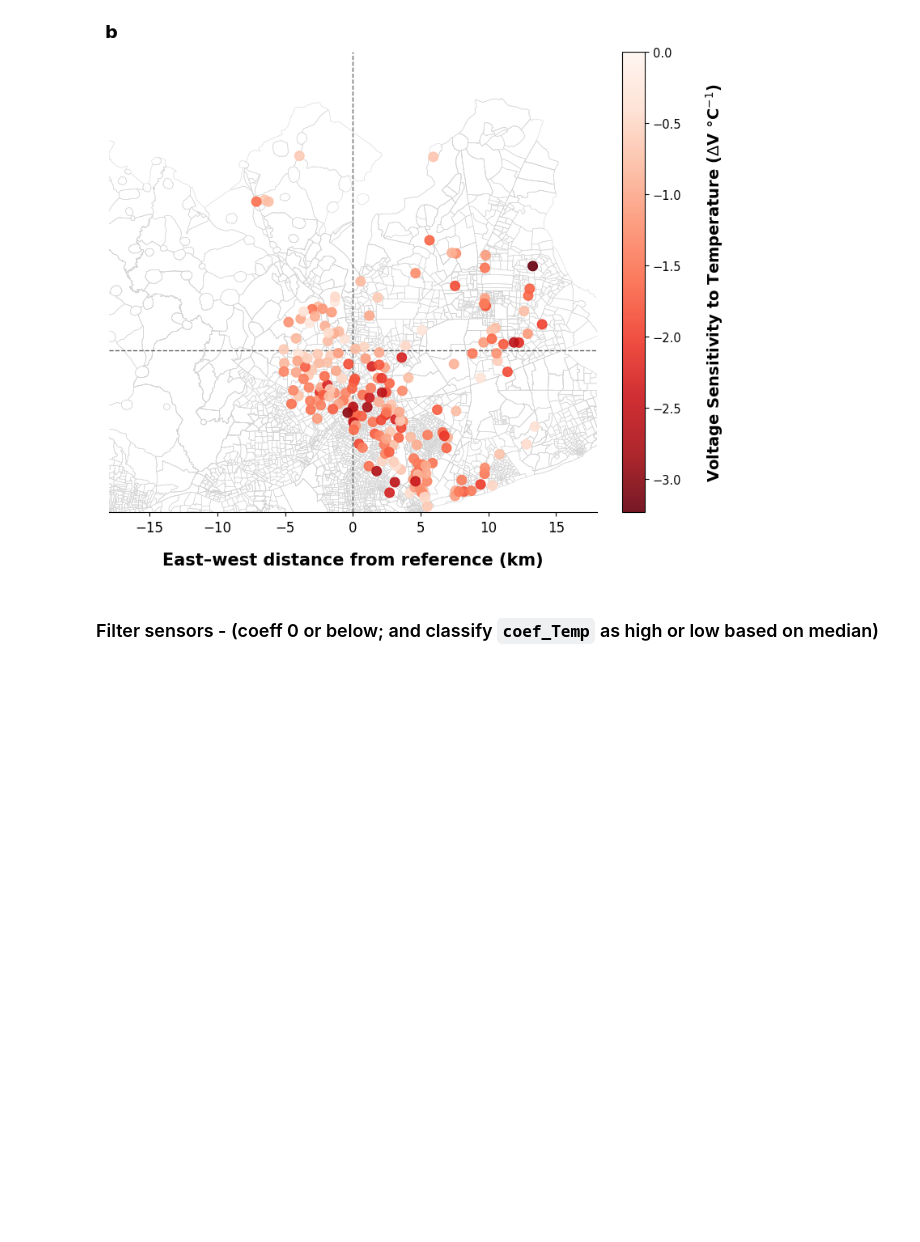
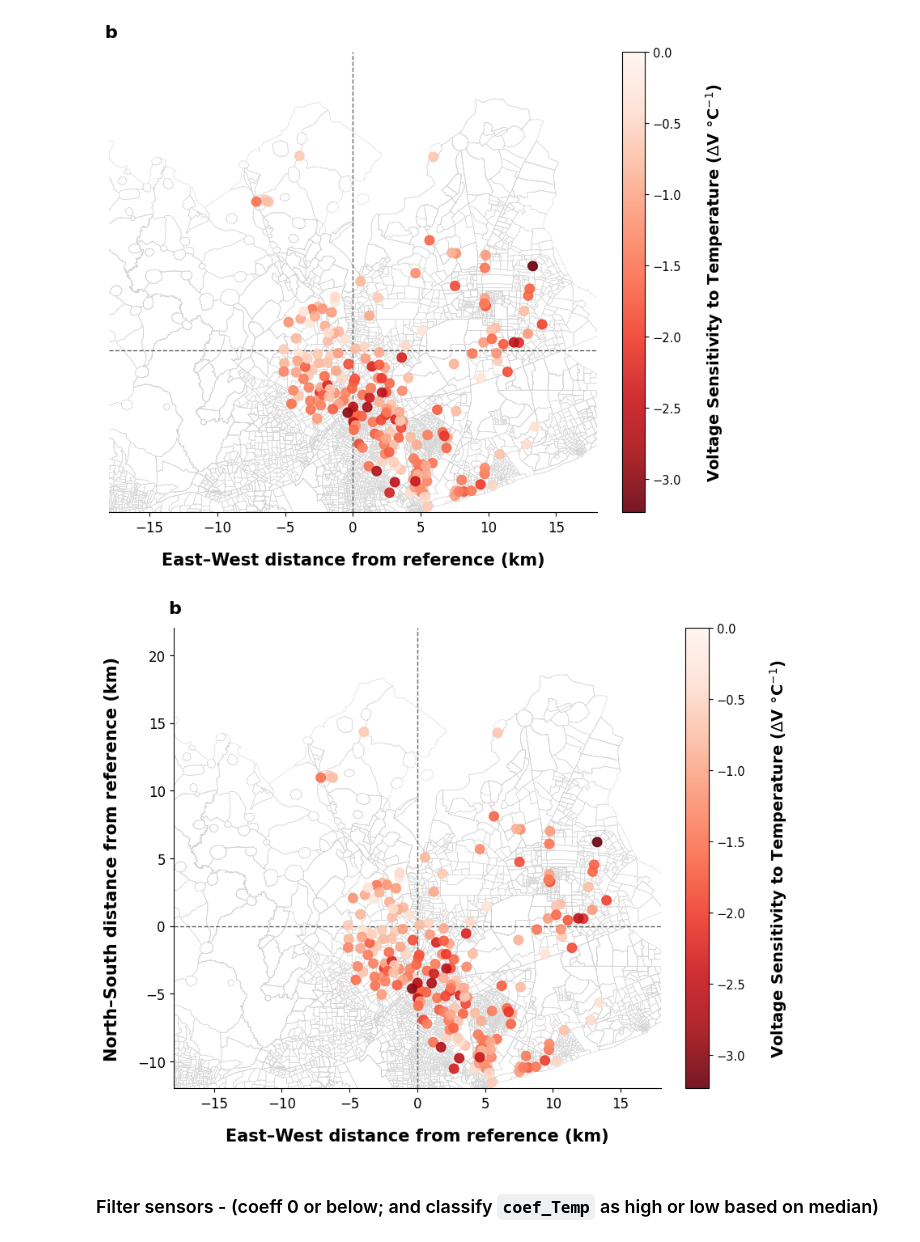
Before and after one commit to KaytheDee/pqr_extreme_weather_analysis, a Jupyter notebook: notebooks/_Logit_spatial_analysis_undervolt.ipynb, the cells around one changed output. Saved outputs shown, nothing was run; the diff lists cells and outputs as text; code cells hidden in the pictures; blank space fills up the shorter version.

```diff
--- a/notebooks/_Logit_spatial_analysis_undervolt.ipynb
+++ b/notebooks/_Logit_spatial_analysis_undervolt.ipynb
@@ -3352,3 +4184,66 @@ coef_temp_neg = plot_site_coef_distances_negative_only(
+# %%
+coef_temp_neg = plot_site_coef_distances_negative_only(
+    sensor_ols_gdf,
+    value_col='coef_Temp',
+
+    # cbar_label='Voltage Sensitivity to Temperature (ΔV/°C)',
+    cbar_label=r'Voltage Sensitivity to Temperature ($\Delta$V $°$C$^{-1}$)',
+
+    figsize=(9,7),
+
+    base_gdf=filt_all_eas_dem_df_filt,
+
+    # use_base_df=False,
+    # use_union_centroid=True,
+
+    use_base_df=True,
+    use_union_centroid=False,
+
+
+    show_basemap=True,
+    basemap_facecolor='none',
+    basemap_edgecolor='lightgrey',
+    basemap_linewidth=0.4,
+    basemap_alpha=1.0,
+
+    point_size=70,
+
+    show_vertical_reference_line=True,
+    show_horizontal_reference_line=True,
+
+    # Panel label
+    panel_label='b',
+    panel_label_x=-0.01,
+    panel_label_y=1.06,
+    panel_label_fontsize=16,
+
+    # Font sizes
+    cbar_label_fontsize=14,
+    x_label_fontsize=15,
+    x_rotation=0,
+
+    show_y_axis=True,
+    y_label='North–South distance from reference (km)',
+    y_label_fontsize=15,
+    y_labelpad=15,
+    y_tick_fontsize=12,
+    y_rotation=0,
+
+    # Distance settings
+    use_km=True,
+    x_ref_offset=common_x_ref_offset,
+    y_ref_offset=common_y_ref_offset,
+
+    # Common plot limits
+    xlim=common_xlim,
+    ylim=common_ylim,
+
+    diagnostics=False,
+
+    save_path=(PLOTS_DIR /'spatial_clustering_sensor_coefficients_basemap_rev2.png'),
+)
+# %% [output]
+[figure, added]
 # %% [markdown]
 ### Filter sensors - (coeff 0 or below; and classify `coef_Temp` as high or low based on median)
 # %%
```
Also changed, not shown: parts of 10 cells of this notebook, 21 other files.
